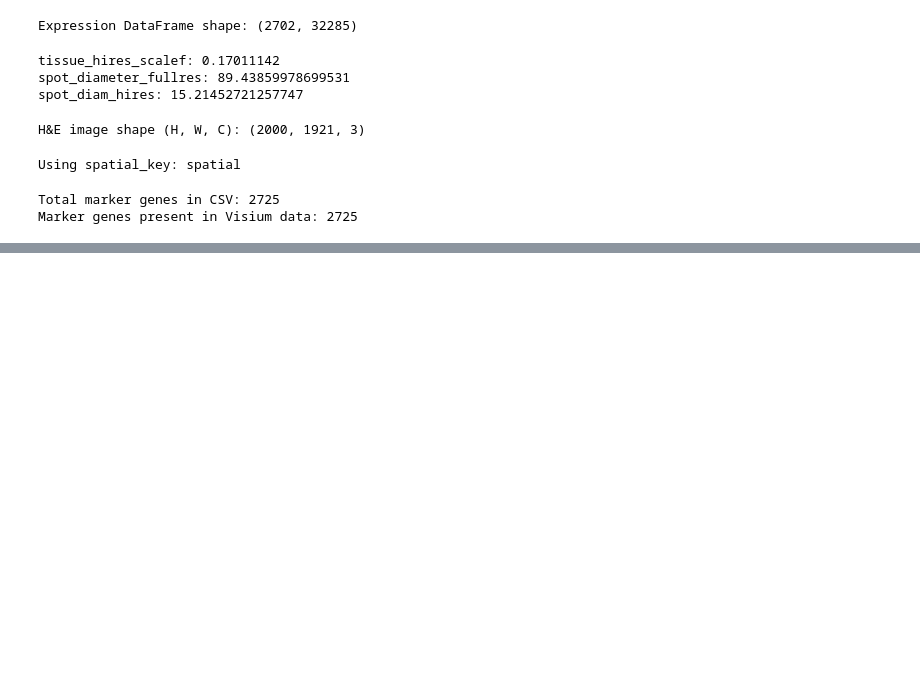
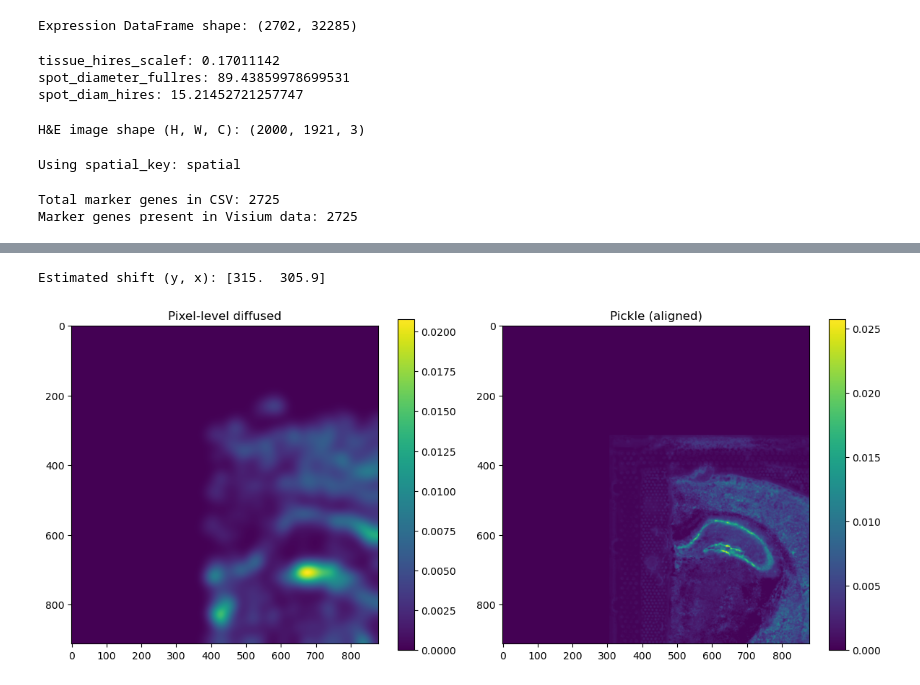
Before and after one commit to smritivaidyanathan/istarc, a Jupyter notebook: notebooks/heat_diffusion_pixel_level_only.ipynb, the cells around one changed output, grey strips where cells are left out. Drawn from its saved outputs; the diff is of its cells as text; code cells hidden in the pictures; blank space fills up the shorter version.

```diff
--- a/notebooks/heat_diffusion_pixel_level_only.ipynb
+++ b/notebooks/heat_diffusion_pixel_level_only.ipynb
@@ -244,3 +256,40 @@ plt.show()
+# %%
+import numpy as np
+from skimage.registration import phase_cross_correlation
+from scipy.ndimage import shift as ndi_shift
+
+pm  = pixel_maps[:, :, gidx]   # diffused
+pk  = obj                      # from pickle
+
+# Normalize a bit so correlation isn’t dominated by a few bright pixels
+pm_n = pm / (pm.max() + 1e-8)
+pk_n = pk / (pk.max() + 1e-8)
+
+# Estimate integer/float pixel shift: how much we need to move pk to align with pm
+shift, error, _ = phase_cross_correlation(pk_n, pm_n, upsample_factor=10)
+print("Estimated shift (y, x):", shift)
+
+# Apply shift to pickle image
+pk_aligned = ndi_shift(pk, shift=shift, order=1, mode="constant", cval=0.0)
+
+# Plot after alignment
+fig, axes = plt.subplots(1, 2, figsize=(12, 5))
+
+im1 = axes[0].imshow(pm, cmap="viridis")
+axes[0].set_title("Pixel-level diffused")
+axes[0].set_aspect("equal")
+fig.colorbar(im1, ax=axes[0])
+
+im2 = axes[1].imshow(pk_aligned, cmap="viridis")
+axes[1].set_title("Pickle (aligned)")
+axes[1].set_aspect("equal")
+fig.colorbar(im2, ax=axes[1])
+
+plt.tight_layout()
+plt.show()
+# %% [output]
+Estimated shift (y, x): [315.  305.9]
+[figure, added]
 # %%
 adata.write_h5ad("/gpfs/commons/home/svaidyanathan/istarc/data/heat_diffused_datavisium_mouse_brain_heat.h5ad")  # contains raw spots only
 np.save("/gpfs/commons/home/svaidyanathan/istarc/data/heat_diffused_data/visium_mouse_brain_img.npy", img_np)
```
Also changed, not shown: parts of 6 cells of this notebook, 2 other files.
